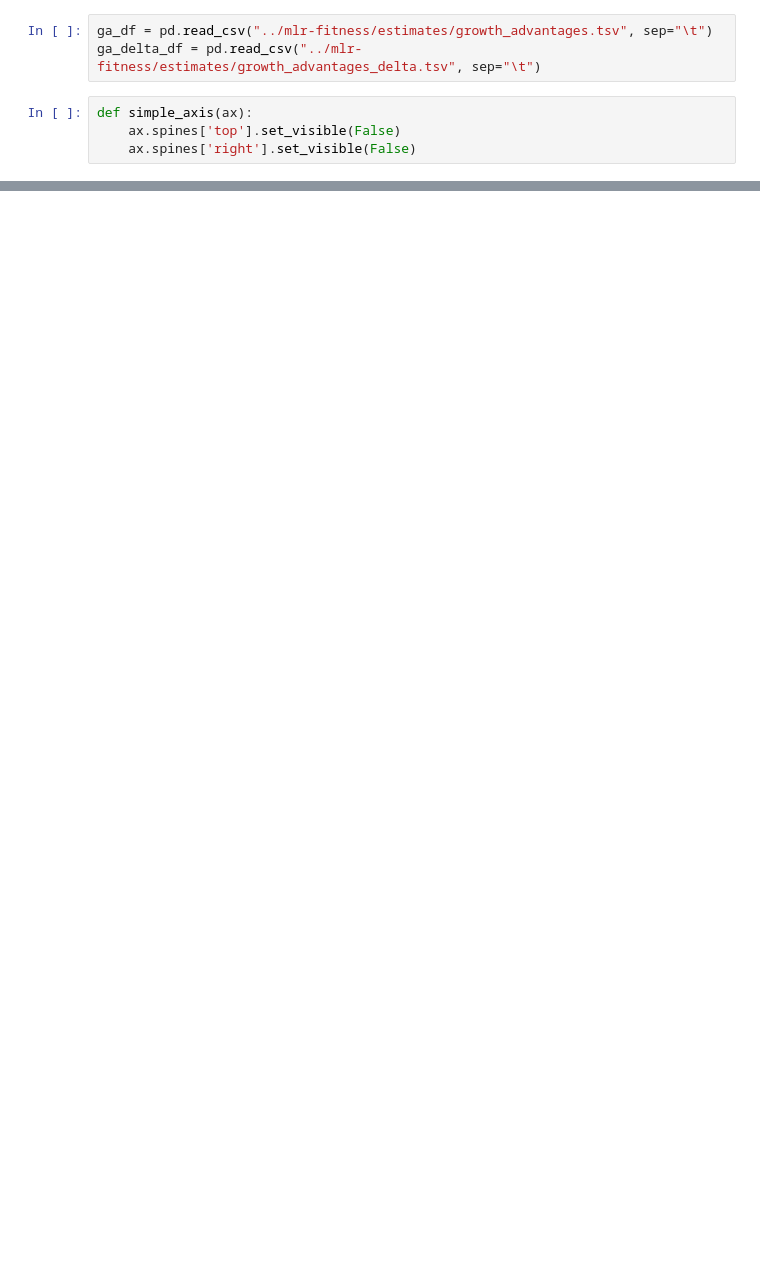
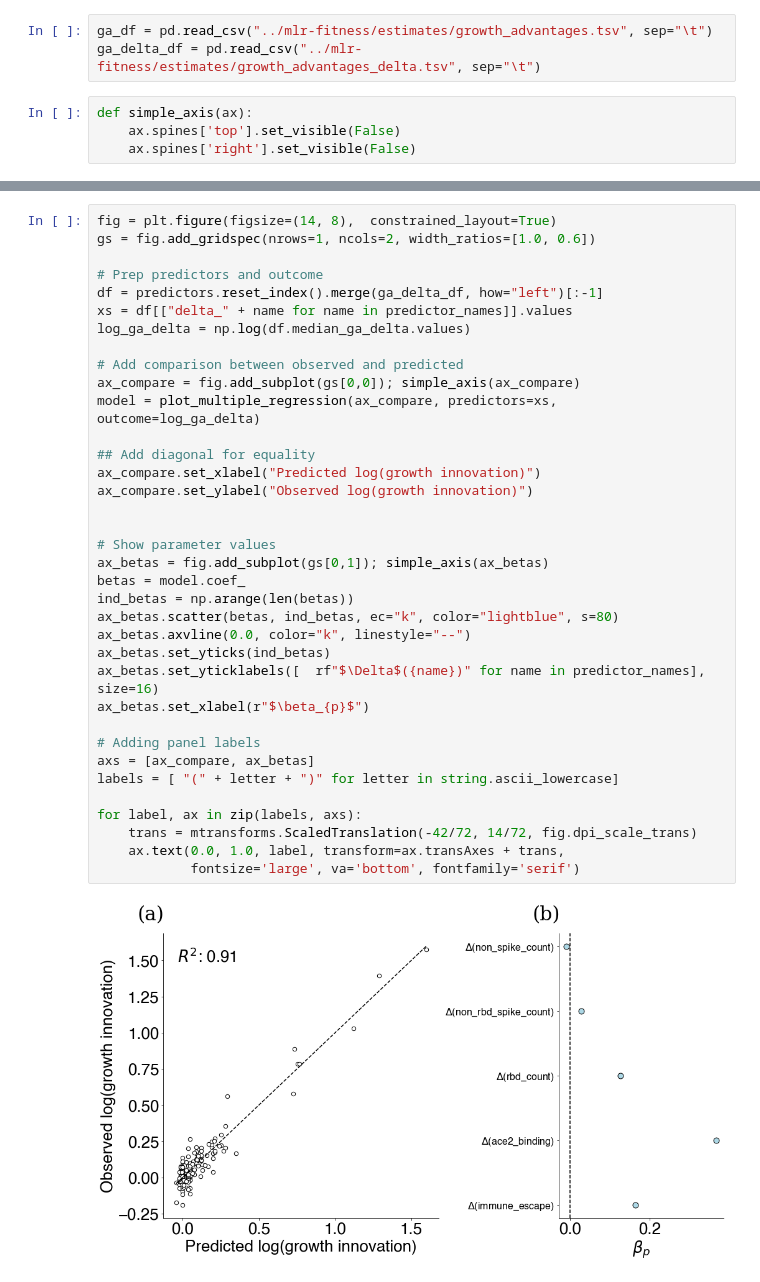
Before and after one commit to blab/ncov-escape, a Jupyter notebook: escape-mlr-comparison/figure-growth-advantage-escape-score-regression-analysis.ipynb, the cells around one changed output, grey strips where cells are left out. Saved outputs shown, nothing was run; the diff lists cells and outputs as text; blank space fills up the shorter version.

```diff
--- a/escape-mlr-comparison/figure-growth-advantage-escape-score-regression-analysis.ipynb
+++ b/escape-mlr-comparison/figure-growth-advantage-escape-score-regression-analysis.ipynb
@@ -219,0 +220,38 @@ fig.savefig("figures/binding-escape-score-growth-advantage.png")
+# %%
+fig = plt.figure(figsize=(14, 8),  constrained_layout=True)
+gs = fig.add_gridspec(nrows=1, ncols=2, width_ratios=[1.0, 0.6])
+
+# Prep predictors and outcome
+df = predictors.reset_index().merge(ga_delta_df, how="left")[:-1]
+xs = df[["delta_" + name for name in predictor_names]].values
+log_ga_delta = np.log(df.median_ga_delta.values)
+
+# Add comparison between observed and predicted
+ax_compare = fig.add_subplot(gs[0,0]); simple_axis(ax_compare)
+model = plot_multiple_regression(ax_compare, predictors=xs, outcome=log_ga_delta)
+
+## Add diagonal for equality
+ax_compare.set_xlabel("Predicted log(growth innovation)")
+ax_compare.set_ylabel("Observed log(growth innovation)")
+
+
+# Show parameter values
+ax_betas = fig.add_subplot(gs[0,1]); simple_axis(ax_betas)
+betas = model.coef_
+ind_betas = np.arange(len(betas))
+ax_betas.scatter(betas, ind_betas, ec="k", color="lightblue", s=80)
+ax_betas.axvline(0.0, color="k", linestyle="--")
+ax_betas.set_yticks(ind_betas)
+ax_betas.set_yticklabels([  rf"$\Delta$({name})" for name in predictor_names], size=16)
+ax_betas.set_xlabel(r"$\beta_{p}$")
+
+# Adding panel labels
+axs = [ax_compare, ax_betas]
+labels = [ "(" + letter + ")" for letter in string.ascii_lowercase]
+
+for label, ax in zip(labels, axs):
+    trans = mtransforms.ScaledTranslation(-42/72, 14/72, fig.dpi_scale_trans)
+    ax.text(0.0, 1.0, label, transform=ax.transAxes + trans,
+            fontsize='large', va='bottom', fontfamily='serif')
+# %% [output]
+[figure, added]
```
Also changed, not shown: parts of 16 cells of this notebook, 5 other files.
